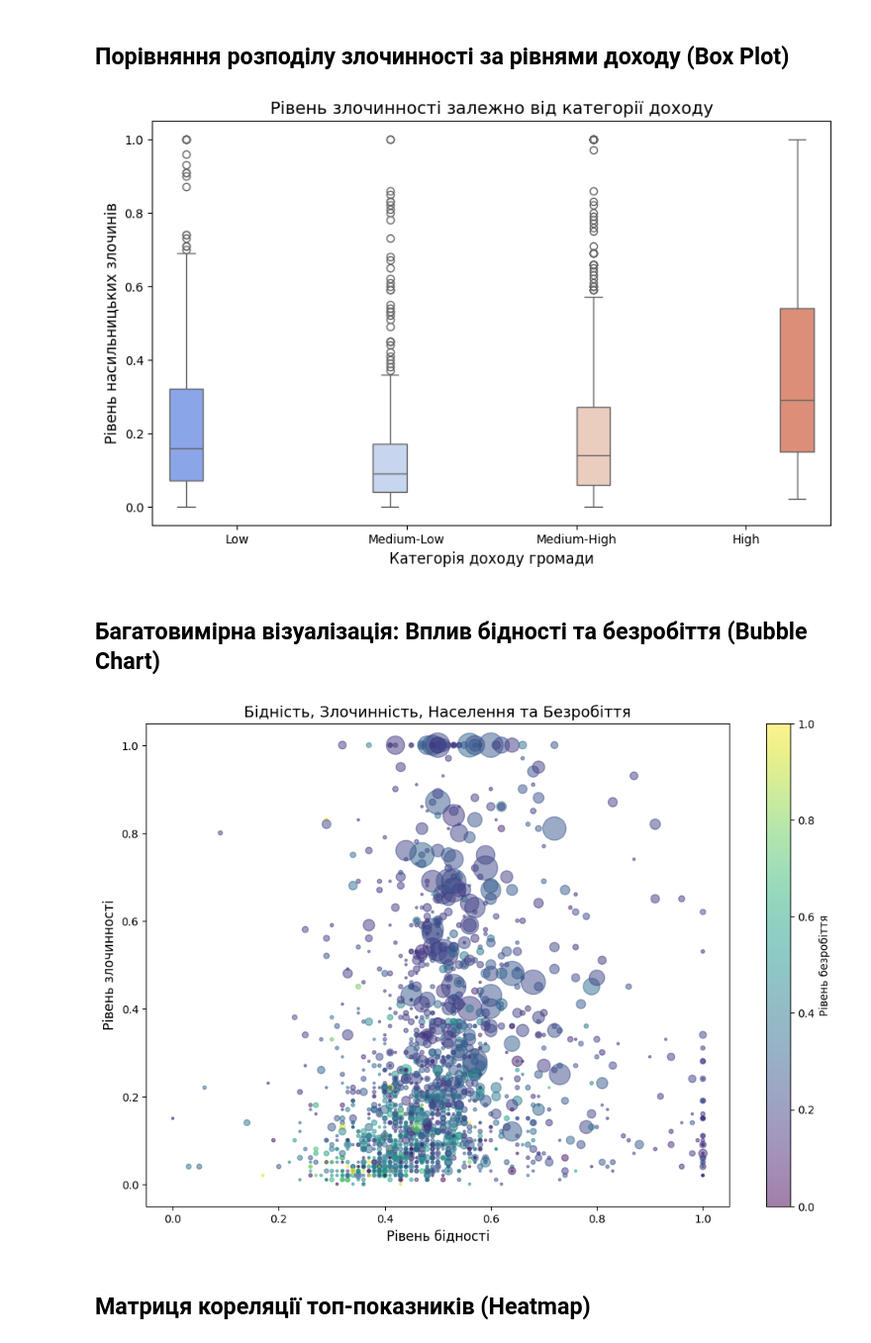
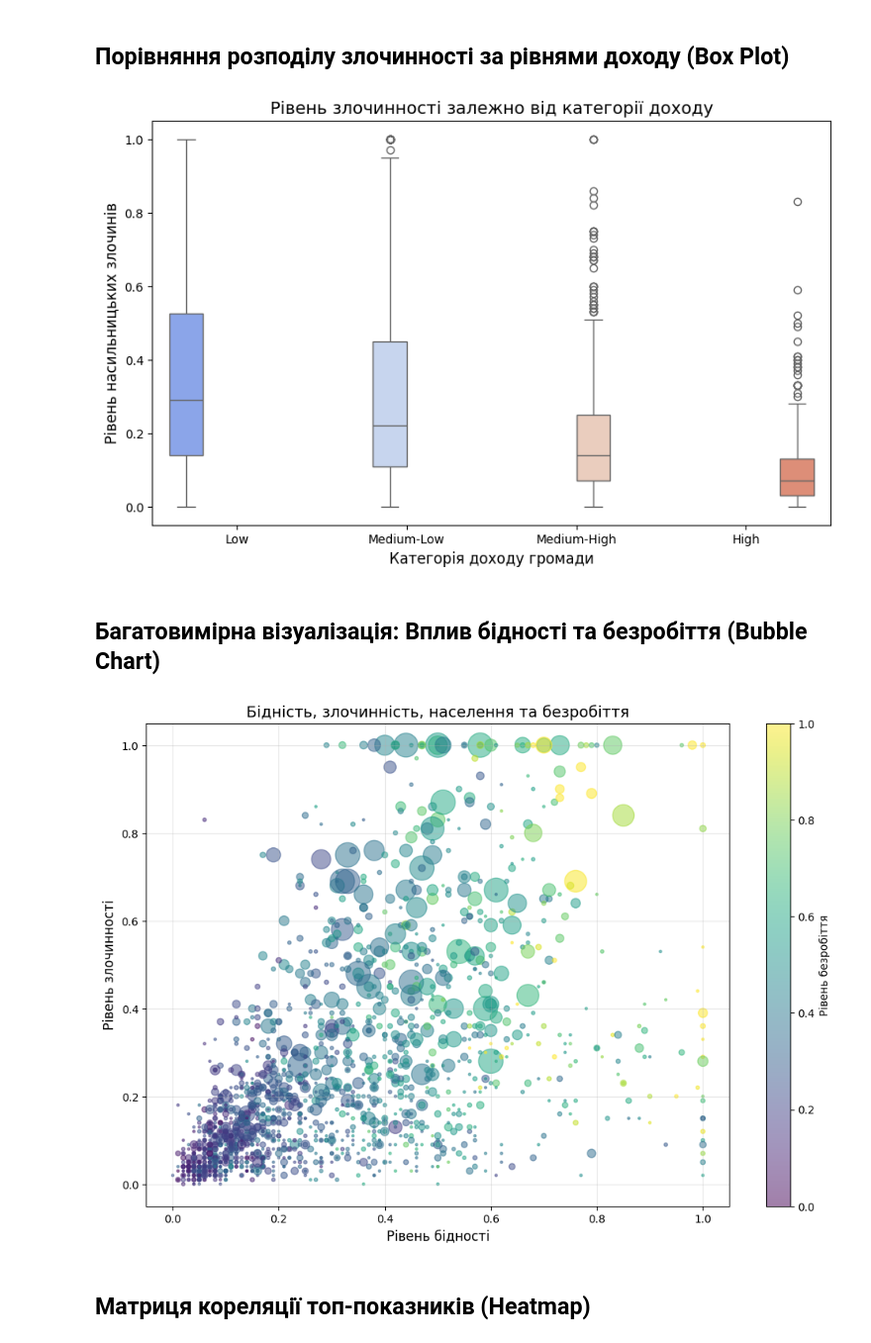
Before and after one commit to edikmukoidedikedik-ship-it/DPAT, a Jupyter notebook: lab_03/lab_03.ipynb, the cells around one changed output. Shown at 99% size. Saved outputs shown, nothing was run; the diff lists cells and outputs as text; code cells hidden in the pictures.

```diff
--- a/lab_03/lab_03.ipynb
+++ b/lab_03/lab_03.ipynb
@@ -47,31 +80,55 @@ plt.show()
 ## Порівняння розподілу злочинності за рівнями доходу (Box Plot)
 # %%
 df = df.copy()
-df['income_level'] = pd.qcut(df[15].rank(method='first'), q=4, labels=['Low', 'Medium-Low', 'Medium-High', 'High'])
+
+df['income_level'] = pd.qcut(
+    df['medIncome'].rank(method='first'),
+    q=4,
+    labels=['Low', 'Medium-Low', 'Medium-High', 'High']
+)
 
 plt.figure(figsize=(10, 6))
-sns.boxplot(data=df, x='income_level', y=127, hue='income_level', palette='coolwarm', legend=False)
+
+sns.boxplot(
+    data=df,
+    x='income_level',
+    y='ViolentCrimesPerPop',
+    hue='income_level',
+    palette='coolwarm',
+    legend=False
+)
 
 plt.title('Рівень злочинності залежно від категорії доходу', fontsize=14)
 plt.xlabel('Категорія доходу громади', fontsize=12)
 plt.ylabel('Рівень насильницьких злочинів', fontsize=12)
+
 plt.show()
 # %% [output]
-[figure, old version]
+[figure, new version]
 # %% [markdown]
 ## Багатовимірна візуалізація: Вплив бідності та безробіття (Bubble Chart)
 # %%
 plt.figure(figsize=(12, 8))
-# x=бідність(12), y=злочинність(127), розмір=населення(5), колір=безробіття(27)
-scatter = plt.scatter(df[12], df[127], s=df[5]*500, c=df[27], cmap='viridis', alpha=0.5)
+
+scatter = plt.scatter(
+    df['PctPopUnderPov'],          # бідність
+    df['ViolentCrimesPerPop'],     # злочинність
+    s=df['population'] * 500,      # населення
+    c=df['PctUnemployed'],         # безробіття
+    cmap='viridis',
+    alpha=0.5
+)
 
 plt.colorbar(scatter, label='Рівень безробіття')
-plt.title('Бідність, Злочинність, Населення та Безробіття', fontsize=14)
+
+plt.title('Бідність, злочинність, населення та безробіття', fontsize=14)
 plt.xlabel('Рівень бідності', fontsize=12)
 plt.ylabel('Рівень злочинності', fontsize=12)
+
+plt.grid(True, alpha=0.3)
 plt.show()
 # %% [output]
-[figure, old version]
+[figure, new version]
 # %% [markdown]
 ## Матриця кореляції топ-показників (Heatmap)
 # %%
```
Also changed, not shown: parts of 7 cells of this notebook, 1 other file.
